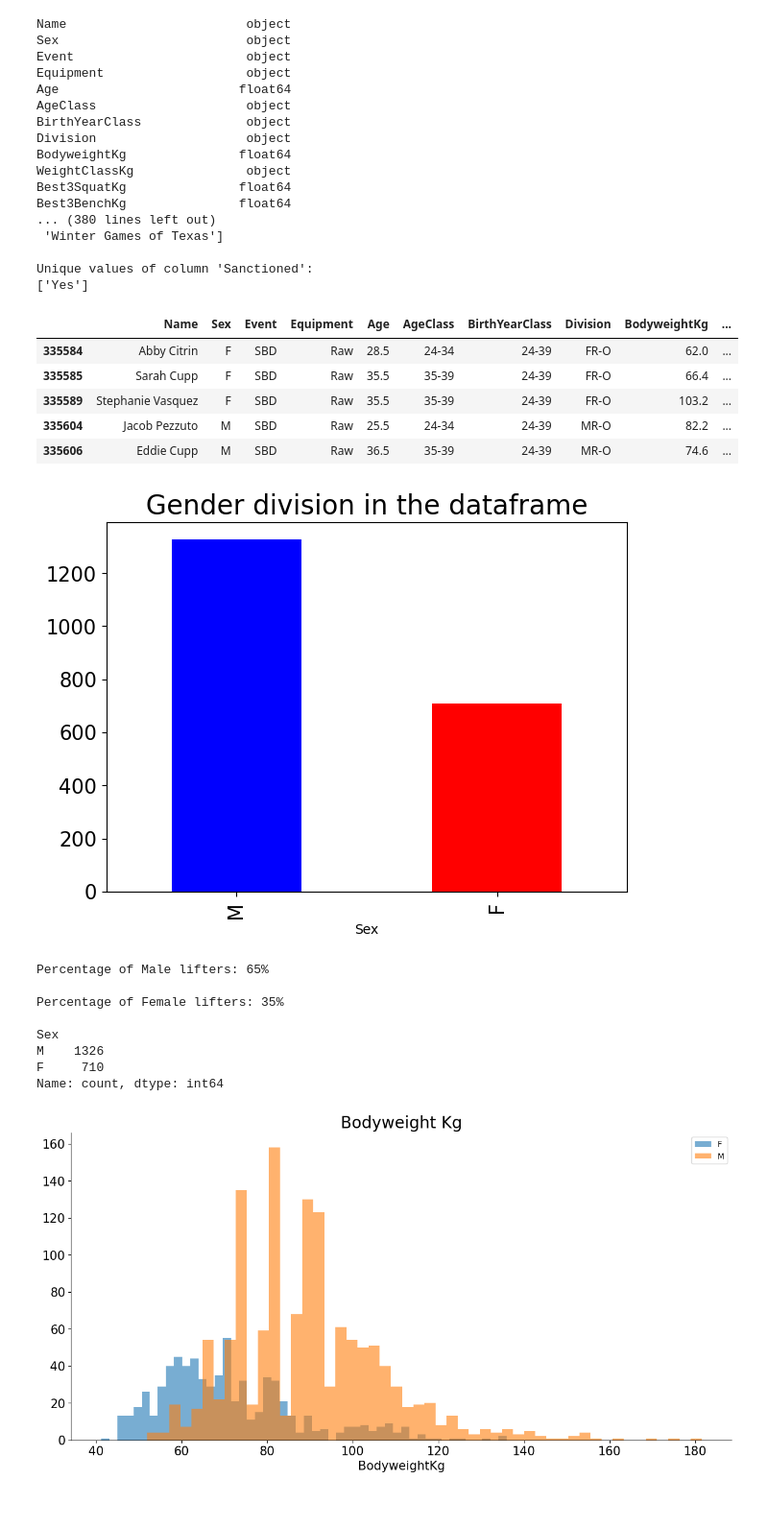
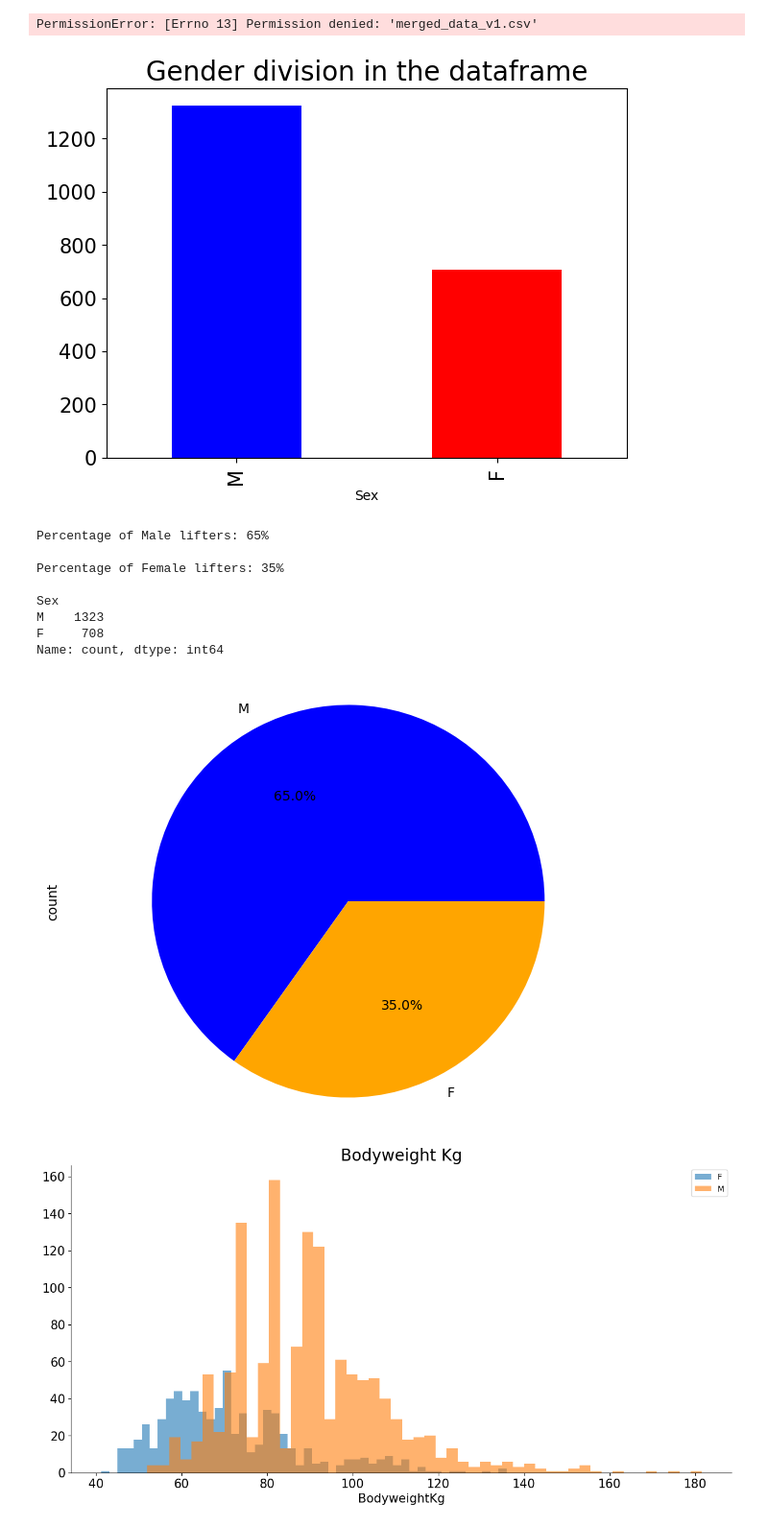
Before and after one commit to say917/Project_Powerlift, a Jupyter notebook: merged_test_v2.ipynb, the cells around one changed output. Shown at 96% size. Saved outputs shown, nothing was run; the diff lists cells and outputs as text; code cells hidden in the pictures.

```diff
--- a/merged_test_v2.ipynb
+++ b/merged_test_v2.ipynb
@@ -53,41 +53,27 @@ merged_table[object_columns] = merged_table[object_columns].fillna('')
 numerical_columns = merged_table.select_dtypes(include=['int', 'float']).columns
 merged_table[numerical_columns] = merged_table[numerical_columns].fillna(0)
 
-
+# Delete rows where 'AgeClass' is blank
+# merged_table.dropna(subset=['AgeClass'], inplace=True)
+# Delete rows where 'AgeClass' is ''
+merged_table = merged_table[merged_table['AgeClass'] != '']
+#print(merged_table['AgeClass'].unique())
 
 merged_table['Date'] = pd.to_datetime(merged_table['Date'])
 # Display the first 40 rows of the DataFrame
+# Extract year from 'Date' column and create a new column
+merged_table['Year'] = merged_table['Date'].dt.year
+# Get the index of the 'Date' column
+date_index = openpl.columns.get_loc('Date')
+
+# Convert 'AgeClass' to categorical data type
+#merged_table['AgeClass'] = merged_table['AgeClass'].astype('category')
 
 # Export the merged DataFrame as a new CSV file
-#merged_table.to_csv('merged_data_v1.csv', index=False)
-#merged_table.head()
+merged_table.to_csv('merged_data_v1.csv', index=False)
+merged_table.head()
 # %% [output]
-Name                        object
-Sex                         object
-Event                       object
-Equipment                   object
-Age                        float64
-AgeClass                    object
-BirthYearClass              object
-Division                    object
-BodyweightKg               float64
-WeightClassKg               object
-Best3SquatKg               float64
-Best3BenchKg               float64
-... (380 lines left out)
- 'Winter Games of Texas']
-
-Unique values of column 'Sanctioned':
-['Yes']
+PermissionError: [Errno 13] Permission denied: 'merged_data_v1.csv'
-# %%
-merged_table.head()
-# %% [output]
-|  | Name | Sex | Event | Equipment | Age | AgeClass | BirthYearClass | Division | BodyweightKg | ... |
-| 335584 | Abby Citrin | F | SBD | Raw | 28.5 | 24-34 | 24-39 | FR-O | 62.0 | ... |
-| 335585 | Sarah Cupp | F | SBD | Raw | 35.5 | 35-39 | 24-39 | FR-O | 66.4 | ... |
-| 335589 | Stephanie Vasquez | F | SBD | Raw | 35.5 | 35-39 | 24-39 | FR-O | 103.2 | ... |
-| 335604 | Jacob Pezzuto | M | SBD | Raw | 25.5 | 24-34 | 24-39 | MR-O | 82.2 | ... |
-| 335606 | Eddie Cupp | M | SBD | Raw | 36.5 | 35-39 | 24-39 | MR-O | 74.6 | ... |
 # %%
 import matplotlib.pyplot as plt
 plt.figure(figsize=(7,5))
@@ -107,9 +93,30 @@ Percentage of Male lifters: 65%
 Percentage of Female lifters: 35%
 
 Sex
-M    1326
-F     710
+M    1323
+F     708
 Name: count, dtype: int64
+# %%
+# Generate a pie plot showing the distribution of female versus male mice using Pandas
+import pandas as pd
+import matplotlib.pyplot as plt
+import math
+# Assuming you have a DataFrame named df with a column 'Sex' indicating the gender of mice
+
+# Count the number of mice for each gender
+gender_counts = merged_table['Sex'].value_counts()
+
+# Create a pie plot using Pandas built-in plot function
+gender_counts.plot(kind='pie', autopct=lambda x: f'{int(x + 0.5):.1f}%', colors=['blue', 'orange'], startangle=0)
+
+# Equal aspect ratio ensures that pie is drawn as a circle
+plt.axis('equal')
+
+# Show plot
+plt.tight_layout()
+plt.show()
+# %% [output]
+[figure, added]
 # %%
 import seaborn as sns
 g = sns.FacetGrid(merged_table,hue='Sex',height=6,aspect=2,legend_out=True)
```
Also changed, not shown: parts of 10 cells of this notebook, 1 other file.
